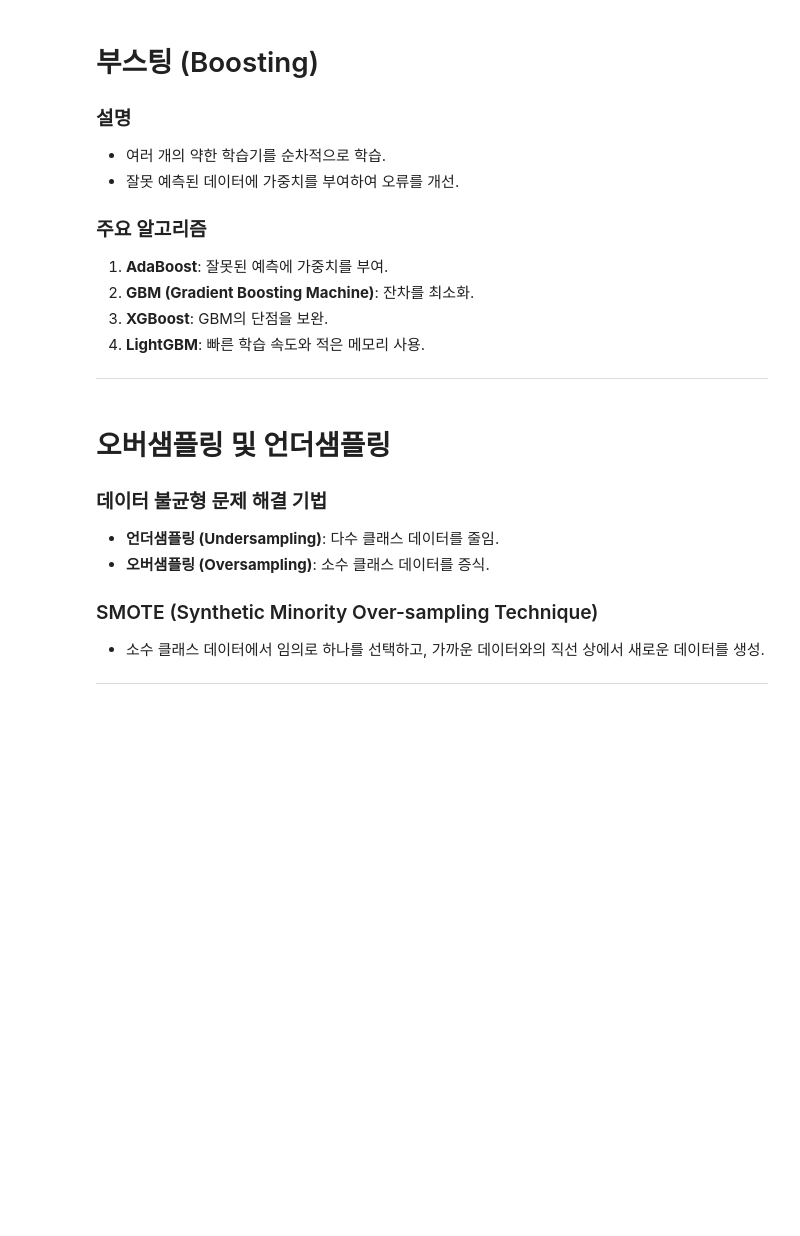
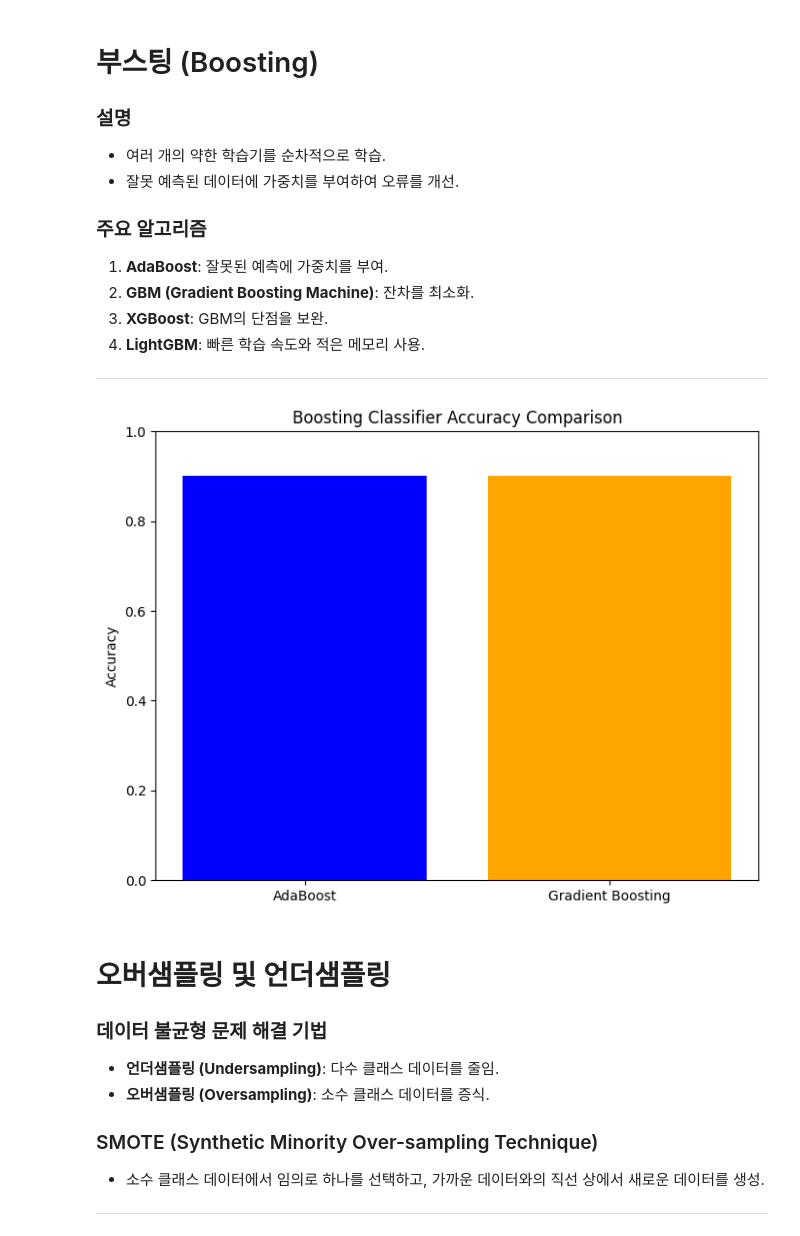
Before and after one commit to YeeeeeHo/ML_Final, a Jupyter notebook: 7.lecture_ensemble.ipynb, the cells around one changed output. Saved outputs shown, nothing was run; the diff lists cells and outputs as text; code cells hidden in the pictures; blank space fills up the shorter version.

```diff
--- a/7.lecture_ensemble.ipynb
+++ b/7.lecture_ensemble.ipynb
@@ -43,6 +164,43 @@
 4. **LightGBM**: 빠른 학습 속도와 적은 메모리 사용.
 
 ---
+# %%
+# 부스팅 시각화 코드 추가
+import numpy as np
+import matplotlib.pyplot as plt
+from sklearn.datasets import make_classification
+from sklearn.model_selection import train_test_split
+from sklearn.ensemble import AdaBoostClassifier, GradientBoostingClassifier
+from sklearn.metrics import accuracy_score
+
+# 데이터 생성
+X, y = make_classification(n_samples=100, n_features=20, random_state=42)
+X_train, X_test, y_train, y_test = train_test_split(X, y, test_size=0.2, random_state=42)
+
+# AdaBoost 분류기 생성 및 학습
+ada_clf = AdaBoostClassifier(n_estimators=50, random_state=42)
+ada_clf.fit(X_train, y_train)
+
+# Gradient Boosting 분류기 생성 및 학습
+gb_clf = GradientBoostingClassifier(n_estimators=50, random_state=42)
+gb_clf.fit(X_train, y_train)
+
+# 예측 및 정확도 평가
+y_pred_ada = ada_clf.predict(X_test)
+y_pred_gb = gb_clf.predict(X_test)
+
+accuracy_ada = accuracy_score(y_test, y_pred_ada)
+accuracy_gb = accuracy_score(y_test, y_pred_gb)
+
+# 결과 시각화
+plt.figure(figsize=(8, 6))
+plt.bar(['AdaBoost', 'Gradient Boosting'], [accuracy_ada, accuracy_gb], color=['blue', 'orange'])
+plt.ylabel('Accuracy')
+plt.title('Boosting Classifier Accuracy Comparison')
+plt.ylim(0, 1)
+plt.show()
+# %% [output]
+[figure, added]
 # %% [markdown]
 
 # 오버샘플링 및 언더샘플링
```
Also changed, not shown: parts of 4 cells of this notebook.
